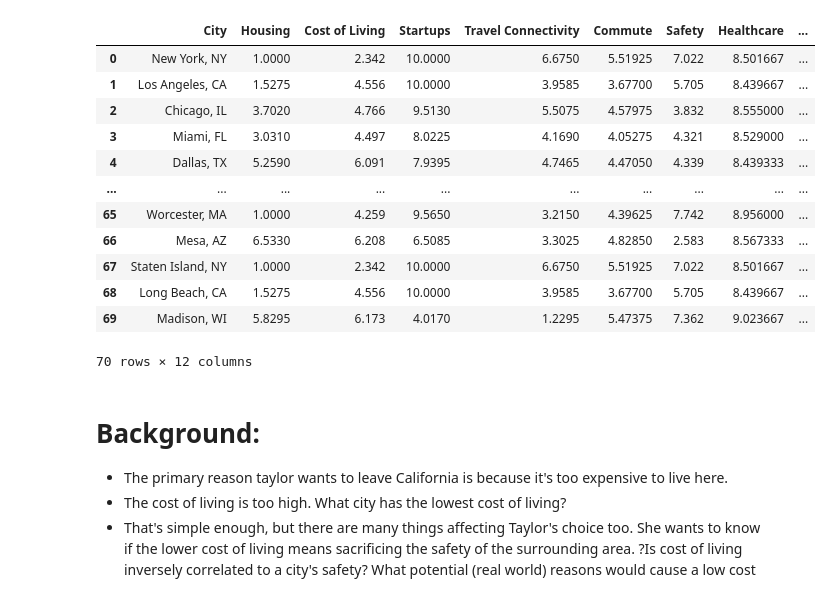
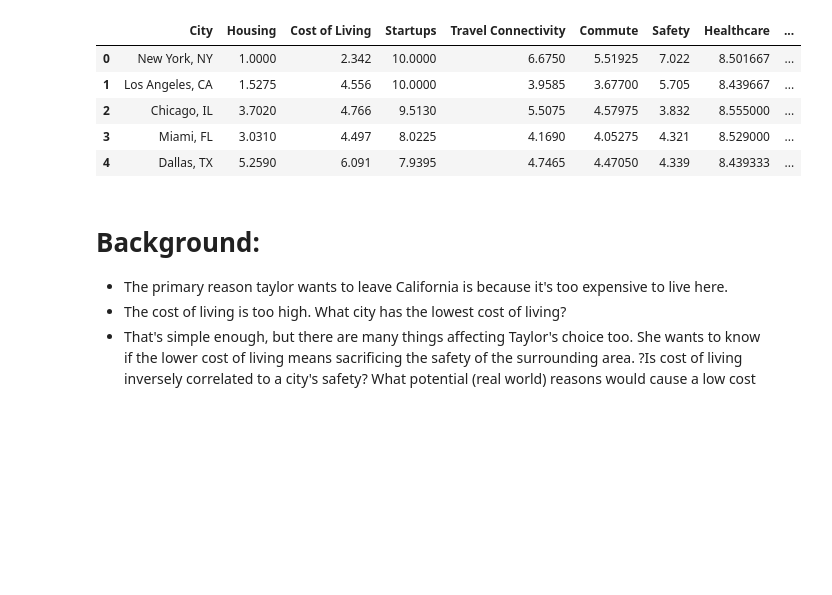
Before and after one commit to mariahart1/project1, a Jupyter notebook: charts.ipynb, the cells around one changed output. Saved outputs shown, nothing was run; the diff lists cells and outputs as text; code cells hidden in the pictures; blank space fills up the shorter version.

```diff
--- a/charts.ipynb
+++ b/charts.ipynb
@@ -7,21 +7,14 @@ import scipy.stats as st
 # %%
 # Read in the city scores data set
 city_scores = pd.read_csv('../project1/csvs/city_scores.csv')
-city_scores
+city_scores.head()
 # %% [output]
 |  | City | Housing | Cost of Living | Startups | Travel Connectivity | Commute | Safety | Healthcare | ... |
 | 0 | New York, NY | 1.0000 | 2.342 | 10.0000 | 6.6750 | 5.51925 | 7.022 | 8.501667 | ... |
 | 1 | Los Angeles, CA | 1.5275 | 4.556 | 10.0000 | 3.9585 | 3.67700 | 5.705 | 8.439667 | ... |
 | 2 | Chicago, IL | 3.7020 | 4.766 | 9.5130 | 5.5075 | 4.57975 | 3.832 | 8.555000 | ... |
 | 3 | Miami, FL | 3.0310 | 4.497 | 8.0225 | 4.1690 | 4.05275 | 4.321 | 8.529000 | ... |
 | 4 | Dallas, TX | 5.2590 | 6.091 | 7.9395 | 4.7465 | 4.47050 | 4.339 | 8.439333 | ... |
-| ... | ... | ... | ... | ... | ... | ... | ... | ... | ... |
-| 65 | Worcester, MA | 1.0000 | 4.259 | 9.5650 | 3.2150 | 4.39625 | 7.742 | 8.956000 | ... |
-| 66 | Mesa, AZ | 6.5330 | 6.208 | 6.5085 | 3.3025 | 4.82850 | 2.583 | 8.567333 | ... |
-| 67 | Staten Island, NY | 1.0000 | 2.342 | 10.0000 | 6.6750 | 5.51925 | 7.022 | 8.501667 | ... |
-| 68 | Long Beach, CA | 1.5275 | 4.556 | 10.0000 | 3.9585 | 3.67700 | 5.705 | 8.439667 | ... |
-| 69 | Madison, WI | 5.8295 | 6.173 | 4.0170 | 1.2295 | 5.47375 | 7.362 | 9.023667 | ... |
-70 rows × 12 columns
 # %% [markdown]
 # Background:
 * The primary reason taylor wants to leave California is because it's too expensive to live here.
```
Also changed, not shown: parts of 7 cells of this notebook.
